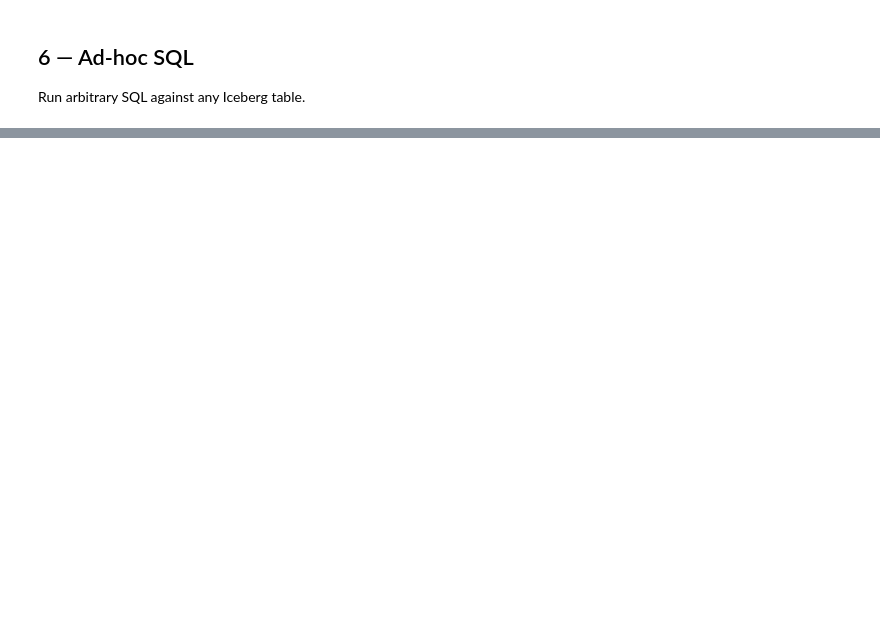
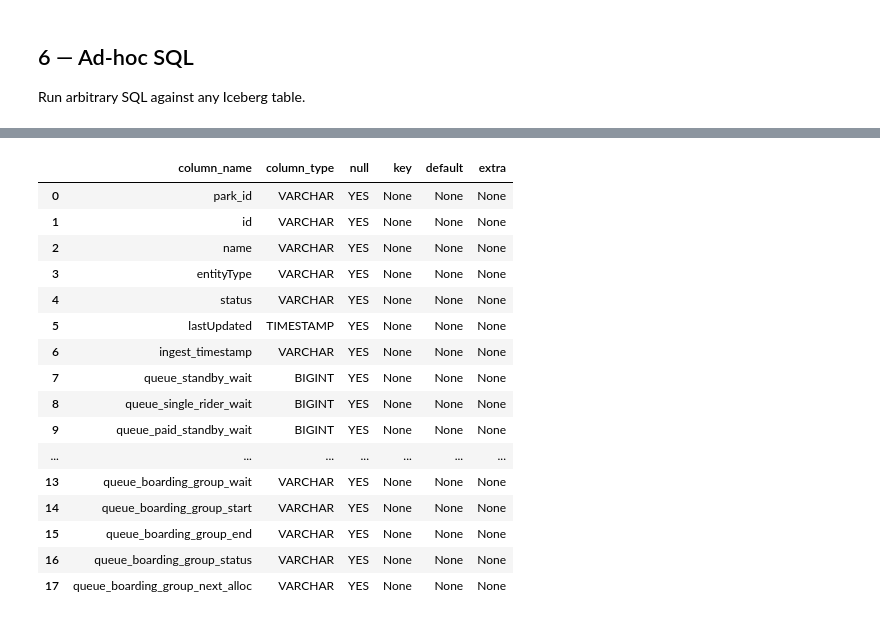
Before and after one commit to ajlile98/themeparks-data-engineering, a Jupyter notebook: notebooks/query_iceberg.ipynb, the cells around one changed output, grey strips where cells are left out. Drawn from its saved outputs; the diff is of its cells as text; code cells hidden in the pictures; blank space fills up the shorter version.

```diff
--- a/notebooks/query_iceberg.ipynb
+++ b/notebooks/query_iceberg.ipynb
@@ -215,0 +226,22 @@ con.execute(f"""
+# %%
+con.execute(f"""
+    DESCRIBE SELECT * FROM iceberg_scan('{live_data}')
+""").df()
+# %% [output]
+|  | column_name | column_type | null | key | default | extra |
+| 0 | park_id | VARCHAR | YES | None | None | None |
+| 1 | id | VARCHAR | YES | None | None | None |
+| 2 | name | VARCHAR | YES | None | None | None |
+| 3 | entityType | VARCHAR | YES | None | None | None |
+| 4 | status | VARCHAR | YES | None | None | None |
+| 5 | lastUpdated | TIMESTAMP | YES | None | None | None |
+| 6 | ingest_timestamp | VARCHAR | YES | None | None | None |
+| 7 | queue_standby_wait | BIGINT | YES | None | None | None |
+| 8 | queue_single_rider_wait | BIGINT | YES | None | None | None |
+| 9 | queue_paid_standby_wait | BIGINT | YES | None | None | None |
+| ... | ... | ... | ... | ... | ... | ... |
+| 13 | queue_boarding_group_wait | VARCHAR | YES | None | None | None |
+| 14 | queue_boarding_group_start | VARCHAR | YES | None | None | None |
+| 15 | queue_boarding_group_end | VARCHAR | YES | None | None | None |
+| 16 | queue_boarding_group_status | VARCHAR | YES | None | None | None |
+| 17 | queue_boarding_group_next_alloc | VARCHAR | YES | None | None | None |
```
Also changed, not shown: parts of 16 cells of this notebook, 2 other files.
